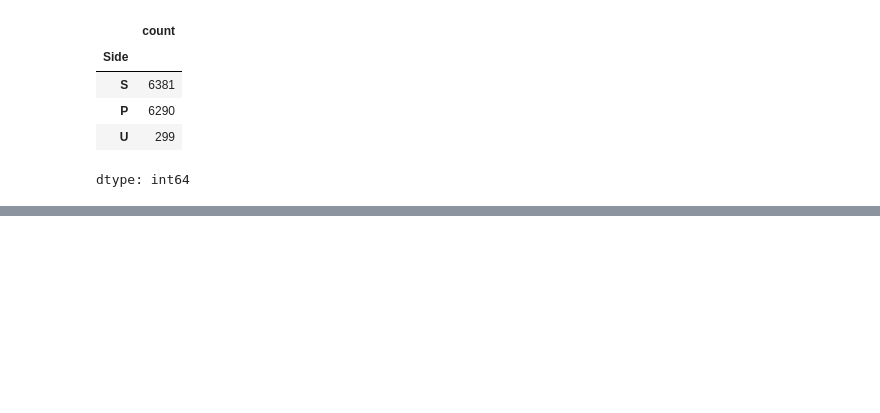
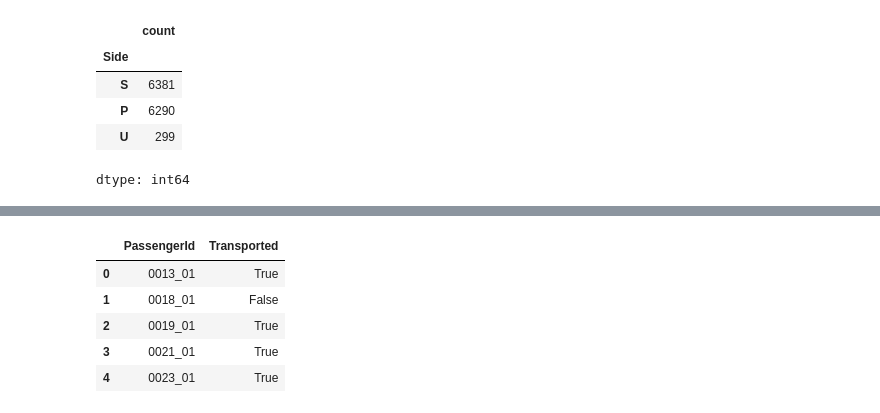
Before and after one commit to nngiabao/MLPractice, a Jupyter notebook: SpaceshipTitanic.ipynb, the cells around one changed output, grey strips where cells are left out. Cells and saved outputs as stored; diff of their text form; code cells hidden in the pictures; blank space fills up the shorter version.

```diff
--- a/SpaceshipTitanic.ipynb
+++ b/SpaceshipTitanic.ipynb
@@ -132,0 +167,4 @@ dtype: float64
+# %%
+model_3.fit(X_train, y_train)
+pred = model_3.predict(X_test)
+accuracy_score(y_test, pred)
@@ -132,0 +173,4 @@ dtype: float64
+# %%
+model_4.fit(X_train, y_train)
+pred = model_4.predict(X_test)
+accuracy_score(y_test, pred)
@@ -132,0 +179,4 @@ dtype: float64
+# %%
+model_5.fit(X_train, y_train)
+pred = model_5.predict(X_test)
+accuracy_score(y_test, pred)
@@ -132,0 +194,23 @@ dtype: float64
+# %%
+df_dummy = pd.read_csv('test.csv')
+df_test_for_prediction = df_test.drop(['PassengerId', 'Transported'], axis=1)
+pred = model_5.predict(df_test_for_prediction)
+
+final = pd.DataFrame()
+#we have 2 columns
+final['PassengerId'] = df_dummy['PassengerId']
+final['Transported'] = pred
+
+final.to_csv('submission.csv', index= False)
+# %%
+sample_submission_df = pd.read_csv('/content/sample_submission.csv')
+sample_submission_df['Transported'] = pred
+sample_submission_df.to_csv('/content/submission.csv', index=False)
+sample_submission_df.head()
+# %% [output]
+|  | PassengerId | Transported |
+| 0 | 0013_01 | True |
+| 1 | 0018_01 | False |
+| 2 | 0019_01 | True |
+| 3 | 0021_01 | True |
+| 4 | 0023_01 | True |
```
Also changed, not shown: parts of 12 cells of this notebook.
